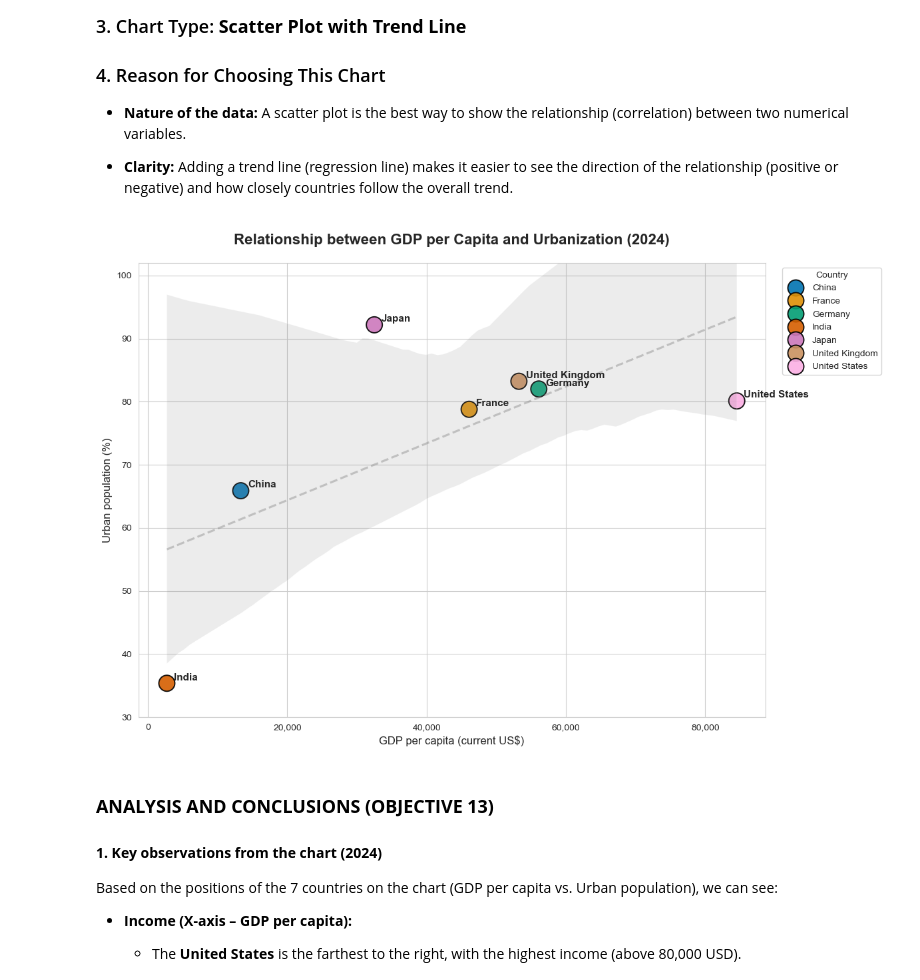
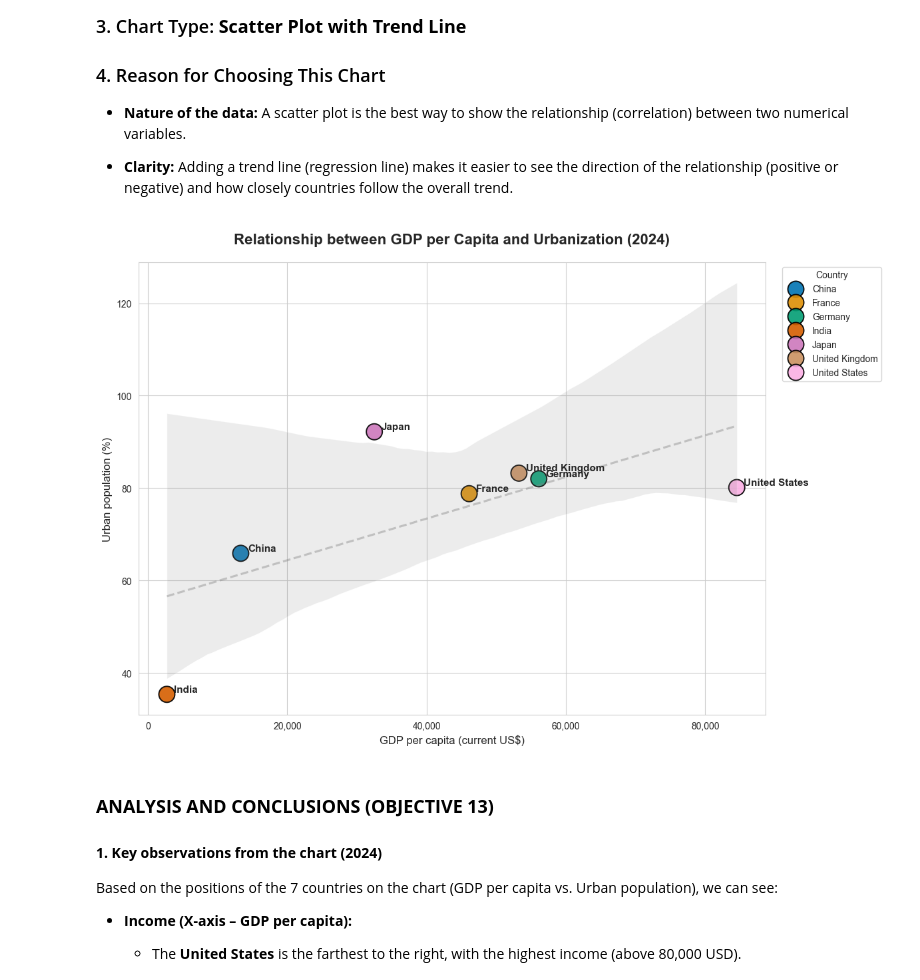
Before and after one commit to pqthinh232/DV-Lab-02-Data-mining-and-Visualization, a Jupyter notebook: submissions/final_version.ipynb, the cells around one changed output. Cells and saved outputs as stored; diff of their text form; code cells hidden in the pictures.

```diff
--- a/submissions/final_version.ipynb
+++ b/submissions/final_version.ipynb
@@ -1689,7 +1716,7 @@ The 2024 data shows a clear difference in population structure among the 7 count
 # %%
 df_imputed = pd.read_csv('../dataset/data_imputed.csv')
 
-# Filter the two required indicators for the year 2024
+# Filter the two required indicators for the year 202
 indicators = [
     'GDP per capita (current US$)',
     'Urban population (% of total population)'
@@ -1722,36 +1749,34 @@ sns.regplot(
     data=df_plot,
     x='GDP_per_capita',
     y='Urban_Rate',
     scatter=False,
     color='gray',
     line_kws={"ls":"--", "alpha":0.4}
 )
 
 # Add country labels next to each point for clarity
 for i in range(df_plot.shape[0]):
     plt.text(
         x=df_plot.GDP_per_capita.iloc[i] + 1000,
         y=df_plot.Urban_Rate.iloc[i] + 0.5,
         s=df_plot.Country.iloc[i],
         fontsize=11,
         fontweight='bold'
     )
 
 # Customize the chart
 plt.title('Relationship between GDP per Capita and Urbanization (2024)', fontsize=16, fontweight='bold', pad=20)
 plt.xlabel('GDP per capita (current US$)', fontsize=12)
 plt.ylabel('Urban population (%)', fontsize=12)
 
-plt.ylim(30, 102)
-
 # Format X-axis with thousands separators
 plt.gca().xaxis.set_major_formatter(plt.FuncFormatter(lambda x, p: format(int(x), ',')))
 
 plt.legend(title='Country', bbox_to_anchor=(1.02, 1), loc='upper left')
 plt.tight_layout()
 plt.show()
 # %% [output]
-[figure, old version]
+[figure, new version]
 # %% [markdown]
 ### **ANALYSIS AND CONCLUSIONS (OBJECTIVE 13)**
 
```
Also changed, not shown: parts of 25 cells of this notebook, 1 other file.
